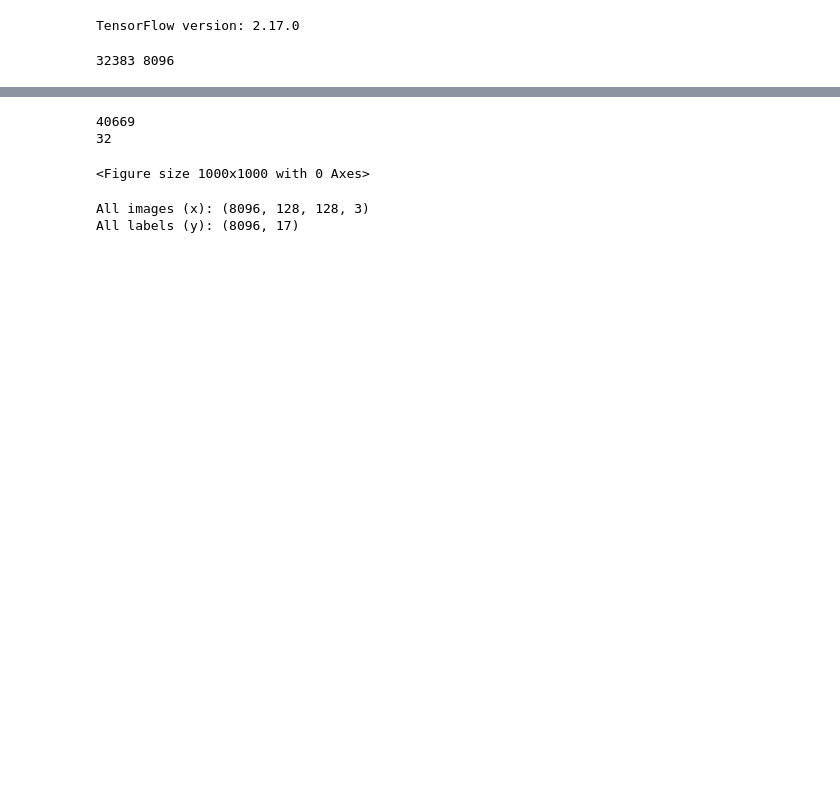
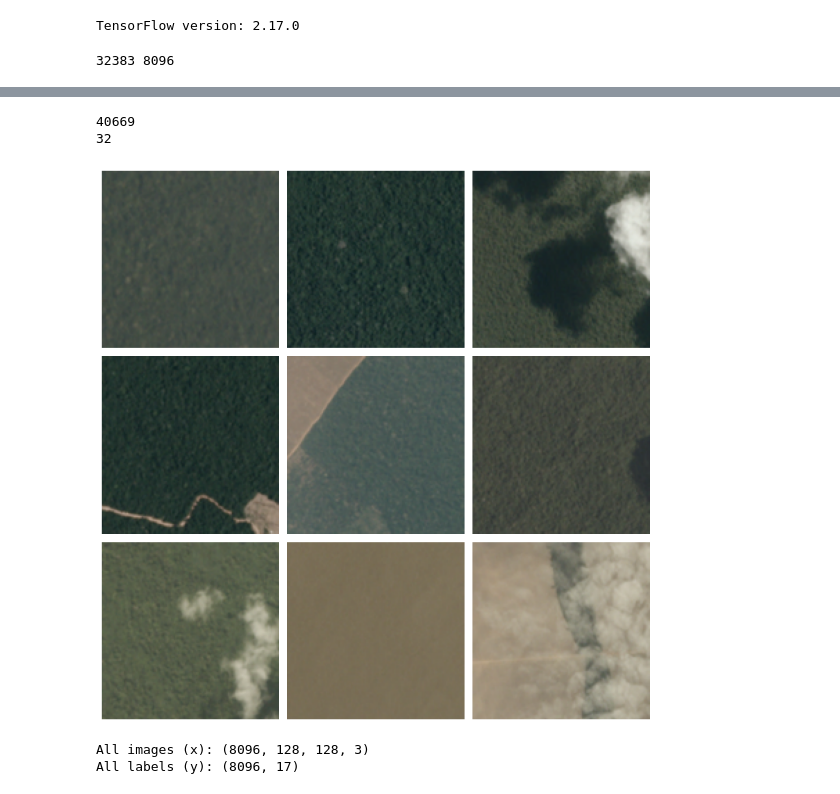
Before and after one commit to angelg19/Satellite-Image-Analysis, a Jupyter notebook: cnn_preprocessed_data.ipynb, the cells around one changed output, grey strips where cells are left out. Saved outputs shown, nothing was run; the diff lists cells and outputs as text; code cells hidden in the pictures; blank space fills up the shorter version.

```diff
--- a/cnn_preprocessed_data.ipynb
+++ b/cnn_preprocessed_data.ipynb
@@ -227,40 +218,40 @@ def load_and_preprocess_test_image_numpy(path):
     image.set_shape([img_resize[0], img_resize[1], 3])
 
     return image
 
 # Get test file paths
 test_files = [os.path.join(test_jpeg_dir, f) for f in os.listdir(test_jpeg_dir)]
 
 print(len(test_files))
 
 # Create test dataset using the PIL-based loader
 test_dataset = tf.data.Dataset.from_tensor_slices(test_files)
 test_dataset = test_dataset.map(load_and_preprocess_test_image_numpy, num_parallel_calls=AUTOTUNE)
 test_dataset = test_dataset.batch(batch_size).prefetch(AUTOTUNE)
 
 # (Optional) Visualize Test Images Without Labels
 num_test_images_to_display = 9
 plt.figure(figsize=(10, 10))
 
 for images in test_dataset.take(1):
     test_images_np = images.numpy()
 
     # Convert images from [-1, 1] to [0, 1] for visualization
     test_images_np = (test_images_np + 1.0) / 2.0
     break
 
 print(len(test_images_np))
 
-# for i in range(num_test_images_to_display):
-#     ax = plt.subplot(3, 3, i + 1)
-#     plt.imshow(test_images_np[i])
-#     plt.axis("off")
-# plt.tight_layout()
-# plt.show()
+for i in range(num_test_images_to_display):
+    ax = plt.subplot(3, 3, i + 1)
+    plt.imshow(test_images_np[i])
+    plt.axis("off")
+plt.tight_layout()
+plt.show()
 # %% [output]
 40669
 32
-<Figure size 1000x1000 with 0 Axes>
+[figure, added]
 # %%
 from sklearn.model_selection import train_test_split
 from sklearn.metrics import accuracy_score
```
Also changed, not shown: parts of 11 cells of this notebook.
